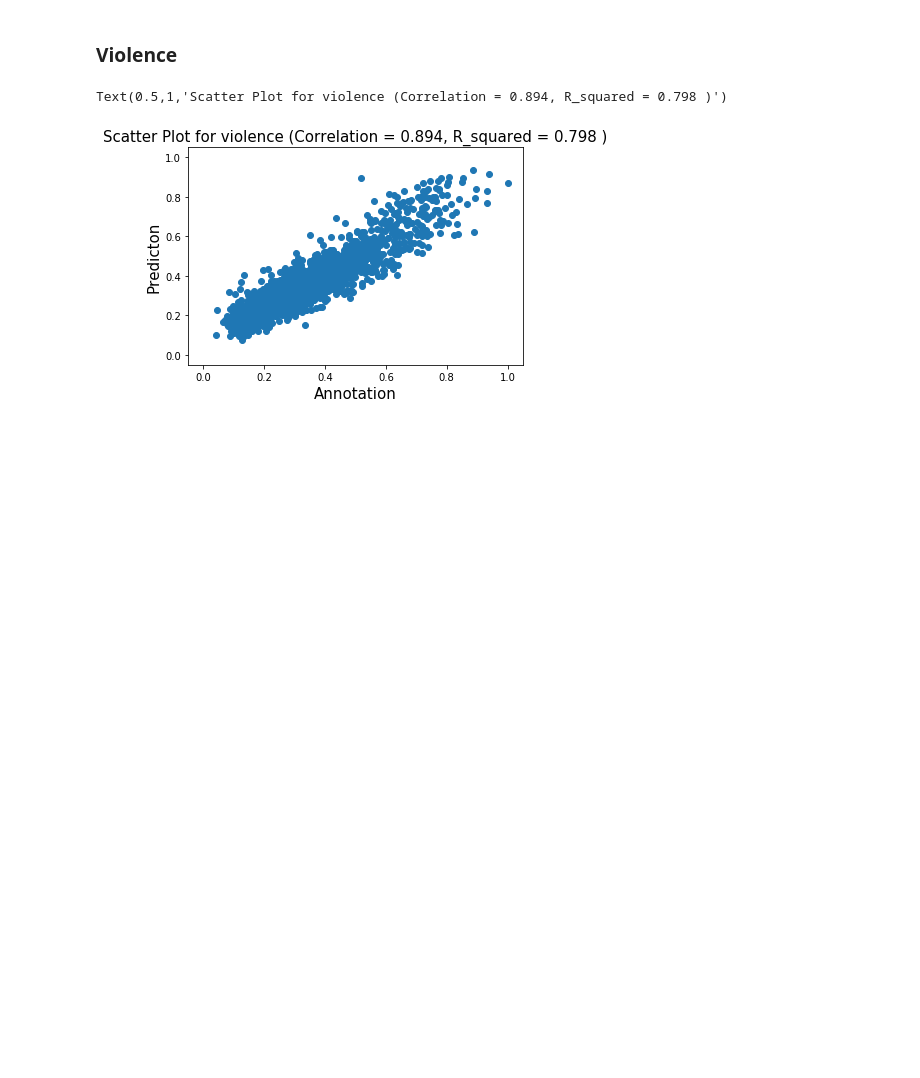
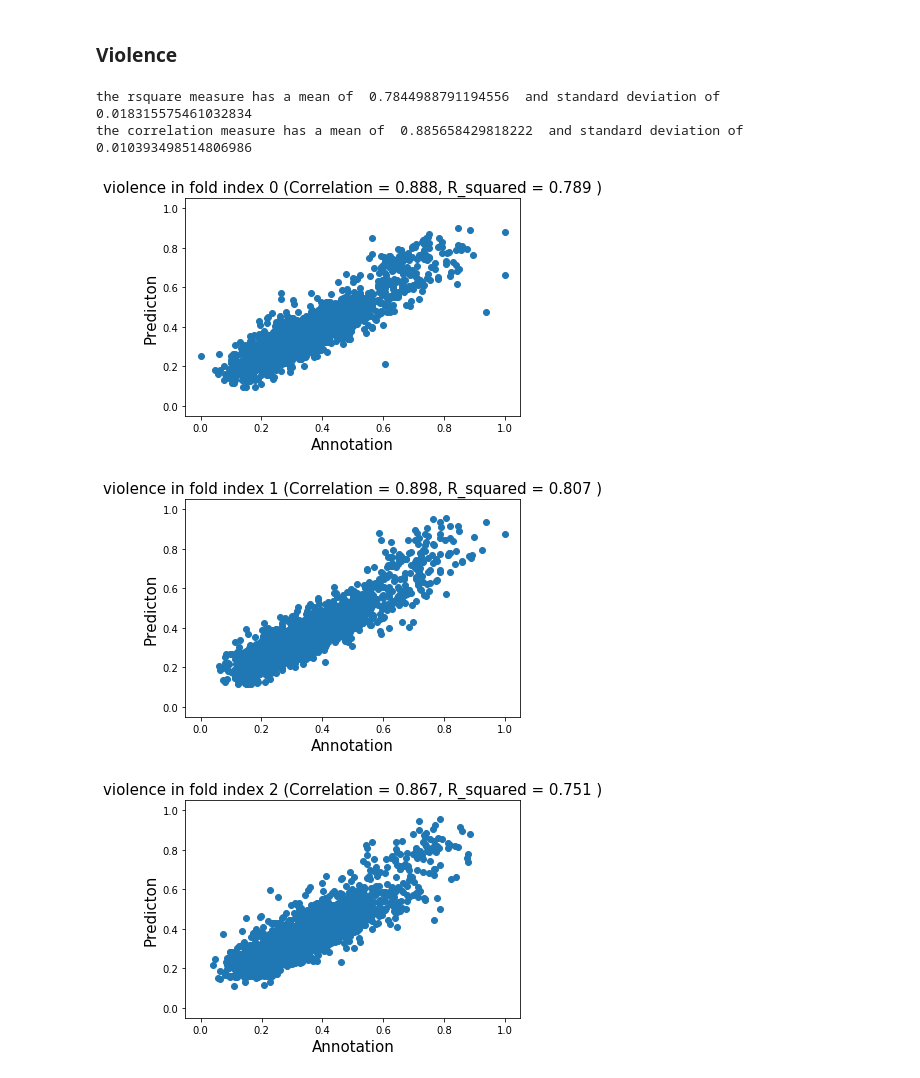
Before and after one commit to kalkun/Thesis, a Jupyter notebook: analysis/UCLA_results_validation_cross_validation_evaluation.ipynb, the cells around one changed output. Cells and saved outputs as stored; diff of their text form; code cells hidden in the pictures; blank space fills up the shorter version.

Commit message:
finisehd validating our cross validation results!

```diff
--- a/analysis/UCLA_results_validation_cross_validation_evaluation.ipynb
+++ b/analysis/UCLA_results_validation_cross_validation_evaluation.ipynb
@@ -243,0 +12,12 @@ protest shape is  (8152, 1)  violence shape is  (8152, 1) visual shape is  (8152
+# %%
+pred_dir = "models_preds"
+base_name = "UCLA_results_validation_cross_validation_datalen-40720_epochs-100_init_lr-0.01_momentum-0.9_batch_size-32_n_folds-5_n_folds_seed-300_split"
+
+folds = []
+
+for filename in os.listdir(pred_dir):
+    if filename.startswith(base_name):
+        print("loading ", filename)
+        folds.append(pd.read_csv(os.path.join(pred_dir, filename)))
+
+print ("loaded ", len(folds), " folds")
@@ -281,0 +54,4 @@ group_20
+# %%
+for indx, fold in enumerate(folds):
+    print("printing fold " , indx)
+    au.plotROC("protest", fold["protest"], fold["pred_protest"])
@@ -282,21 +69,39 @@ group_20
 # %% [markdown]
 ### Violence
-# %%
-# remove masked values from test set
-non_masked_violence_true = test_violence[test_violence!= -1].tolist()
-non_masked_violence_preds = preds_violence[test_violence!= -1].flatten().tolist()
 # %%
-fig, ax = plt.subplots()
-plt.scatter(non_masked_violence_true, non_masked_violence_preds, label = "violence")
-plt.xlim([-.05,1.05])
-plt.ylim([-.05,1.05])
-plt.xlabel('Annotation', fontsize = 15)
-plt.ylabel('Predicton', fontsize = 15)
-corr, pval = scipy.stats.pearsonr(non_masked_violence_true, non_masked_violence_preds)
-slope, intercept, r_value, p_value, std_err = scipy.stats.linregress(non_masked_violence_true,non_masked_violence_preds)
-r_squared = r_value ** 2
-plt.title(('Scatter Plot for {attr} (Correlation = {corr:.3f}, R_squared = {r_2:.3f} )'
-            .format(attr = "violence", corr= corr, r_2 = r_squared  )), fontsize = 15)
+r_squared_all_folds = []
+corr_all_folds = []
+
+for indx, fold in enumerate(folds):
+    # remove masked values from test set
+    non_masked_violence_true = fold[fold["violence"] != - 1]["violence"]
+    non_masked_violence_preds = fold[fold["violence"] != - 1]["pred_violence"]
+
+    fig, ax = plt.subplots()
+    plt.scatter(non_masked_violence_true, non_masked_violence_preds, label = "violence")
+    plt.xlim([-.05,1.05])
+    plt.ylim([-.05,1.05])
+    plt.xlabel('Annotation', fontsize = 15)
+    plt.ylabel('Predicton', fontsize = 15)
+    corr, pval = scipy.stats.pearsonr(non_masked_violence_true, non_masked_violence_preds)
+    slope, intercept, r_value, p_value, std_err = scipy.stats.linregress(non_masked_violence_true,non_masked_violence_preds)
+    r_squared = r_value ** 2
+    r_squared_all_folds.append(r_squared)
+    corr_all_folds.append(corr)
+    plt.title(('{attr} in fold index {fold} (Correlation = {corr:.3f}, R_squared = {r_2:.3f} )'
+                .format(attr = "violence", corr= corr, r_2 = r_squared, fold = indx  )), fontsize = 15)
+
+std_rsquare = np.std(np.array(r_squared_all_folds))
+mean_rsquare = np.mean(np.array(r_squared_all_folds))
+
+std_corr = np.std(np.array(corr_all_folds))
+mean_corr = np.mean(np.array(corr_all_folds))
+
+print("the rsquare measure has a mean of ", mean_rsquare, " and standard deviation of ", std_rsquare)
+print("the correlation measure has a mean of ", mean_corr, " and standard deviation of ", std_corr)
 # %% [output]
-Text(0.5,1,'Scatter Plot for violence (Correlation = 0.894, R_squared = 0.798 )')
+the rsquare measure has a mean of  0.7844988791194556  and standard deviation of  0.018315575461032834
+the correlation measure has a mean of  0.885658429818222  and standard deviation of  0.010393498514806986
-[figure, old version]
+[figure, new version]
+[figure, added]
+[figure, added]
```
Also changed, not shown: parts of 26 cells of this notebook.
